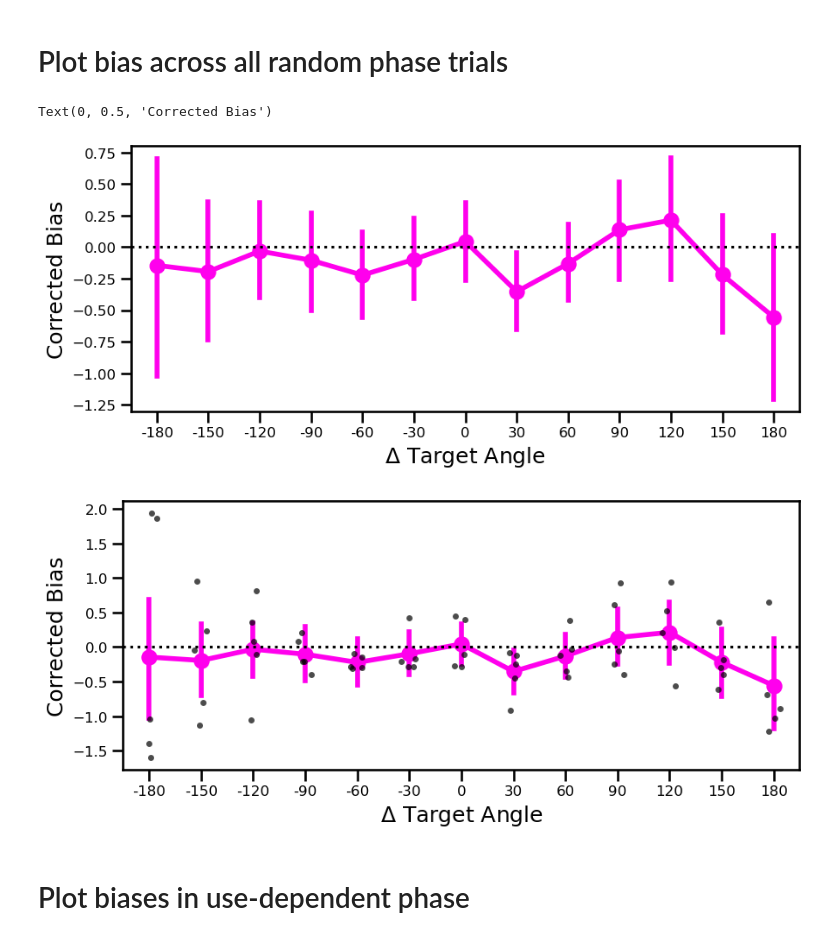
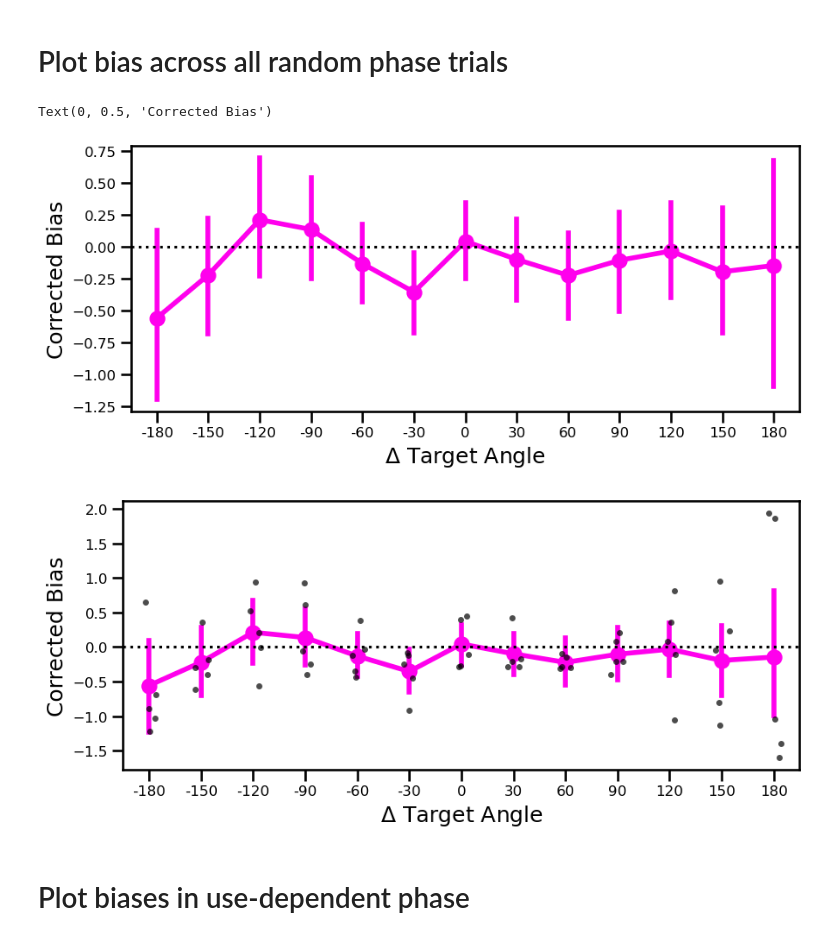
Before and after one commit to abbysun4/UDLR_study, a Jupyter notebook: UDLR_ver1/scripts/analysis_script_pilot_withoutFB.ipynb, the cells around one changed output. Drawn from its saved outputs; the diff is of its cells as text; code cells hidden in the pictures.

```diff
--- a/UDLR_ver1/scripts/analysis_script_pilot_withoutFB.ipynb
+++ b/UDLR_ver1/scripts/analysis_script_pilot_withoutFB.ipynb
@@ -164,15 +168,15 @@ df.loc[mask,'target_angle'] = (np.rad2deg(np.arctan2(np.sin(TA_rad_shift), np.co
 # Get target location difference values
 df['target_angle_diff'] = pd.Series(pd.NA, index=df.index, dtype='Float64')
 # NOTES:
-# 1) multiply by -1 because we want positive to be clockwise
+# 1) CW is negative, CCW is positive
 # 2) add one to starting index because we want the first trial for every block to be NA
 mask = (df['TN'] >= epochs['repulse'][0]) & (df['TN'] <= epochs['repulse'][1])
-RadTAN1diff_repulse = np.deg2rad(df.loc[mask].groupby('SN')['target_angle'].diff(periods=1))*-1
+RadTAN1diff_repulse = np.deg2rad(df.loc[mask].groupby('SN')['target_angle'].diff(periods=1))
 df.loc[mask,'target_angle_diff'] = np.rad2deg(np.arctan2(np.sin(RadTAN1diff_repulse), np.cos(RadTAN1diff_repulse)))
 
 # Get target location difference values for UDL block
 mask = (df['TN'] >= epochs['udl'][0]) & (df['TN'] <= epochs['udl'][1])
-RadTAN1diff_udl = np.deg2rad(df.loc[mask].groupby('SN')['target_angle'].diff(periods=1))*-1
+RadTAN1diff_udl = np.deg2rad(df.loc[mask].groupby('SN')['target_angle'].diff(periods=1))
 df.loc[mask,'target_angle_diff'] = np.rad2deg(np.arctan2(np.sin(RadTAN1diff_udl), np.cos(RadTAN1diff_udl)))
 
 # Round
@@ -187,7 +191,7 @@ repulse_mask = (
     (np.abs(df['theta_pv']) < 60)
 )
 
-df_repulse = df.loc[repulse_mask]
+df_repulse = df.loc[repulse_mask].copy()
 
 subject_means_repulse = (
     df_repulse
@@ -209,41 +213,42 @@ sns.pointplot(
     #color='black',
     ax=ax
 )
+
 ax.axhline(0, color='black', linestyle=':')
 ax.tick_params(axis='x', labelsize=12)
 ax.tick_params(axis='y', labelsize=12)
 plt.xlabel(r'$\Delta$ Target Angle')
 plt.ylabel('Corrected Bias')
 
 fig2, ax2 = plt.subplots(figsize=(10,4))
 sns.pointplot(
     data=df_repulse,
     x='target_angle_diff',
     y='corrected_repulse_theta_pv',
     estimator='mean',
     errorbar=('ci',95),
     #color='black',
     ax=ax2
 )
 sns.stripplot(
     data=subject_means_repulse,
     x='target_angle_diff',
     y='corrected_repulse_theta_pv',
     color='black',
     alpha=0.7,
     jitter=0.15,
     size=5,
     ax=ax2
 )
 ax2.axhline(0, color='black', linestyle=':')
 ax2.tick_params(axis='x', labelsize=12)
 ax2.tick_params(axis='y', labelsize=12)
 plt.xlabel(r'$\Delta$ Target Angle')
 plt.ylabel('Corrected Bias')
 # %% [output]
 Text(0, 0.5, 'Corrected Bias')
-[figure, old version]
+[figure, new version]
-[figure, old version]
+[figure, new version]
 # %% [markdown]
 # Plot biases in use-dependent phase
 # %%
```
Also changed, not shown: parts of 40 cells of this notebook, 2 other files.
